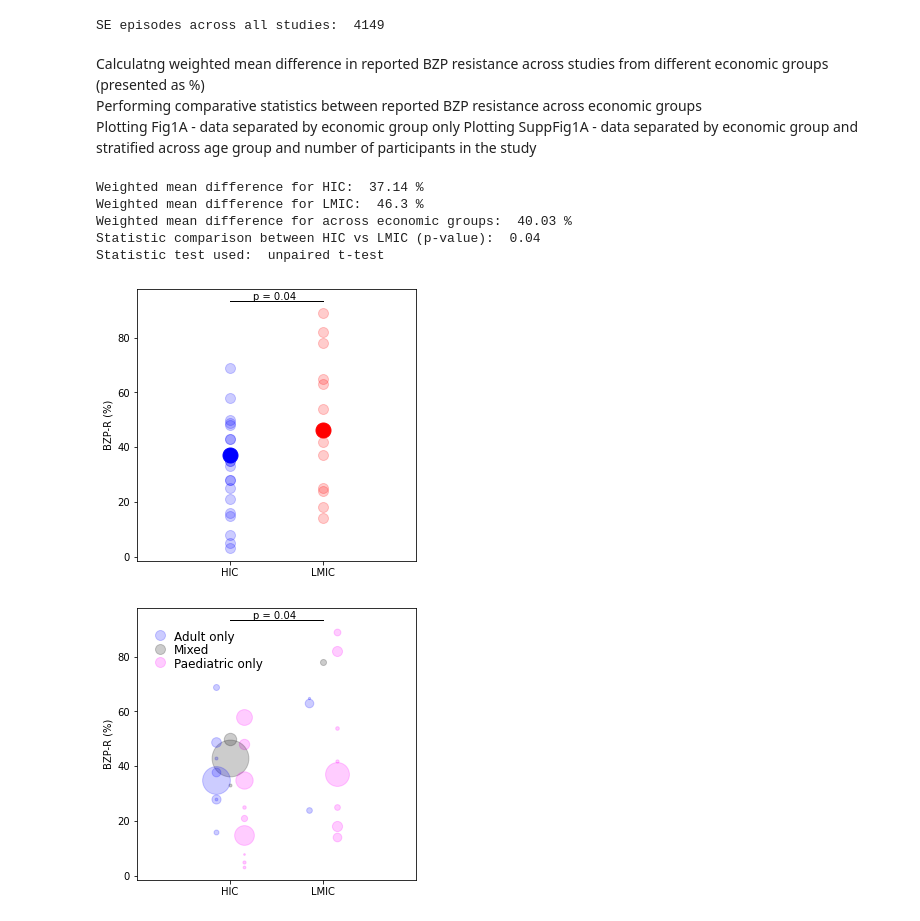
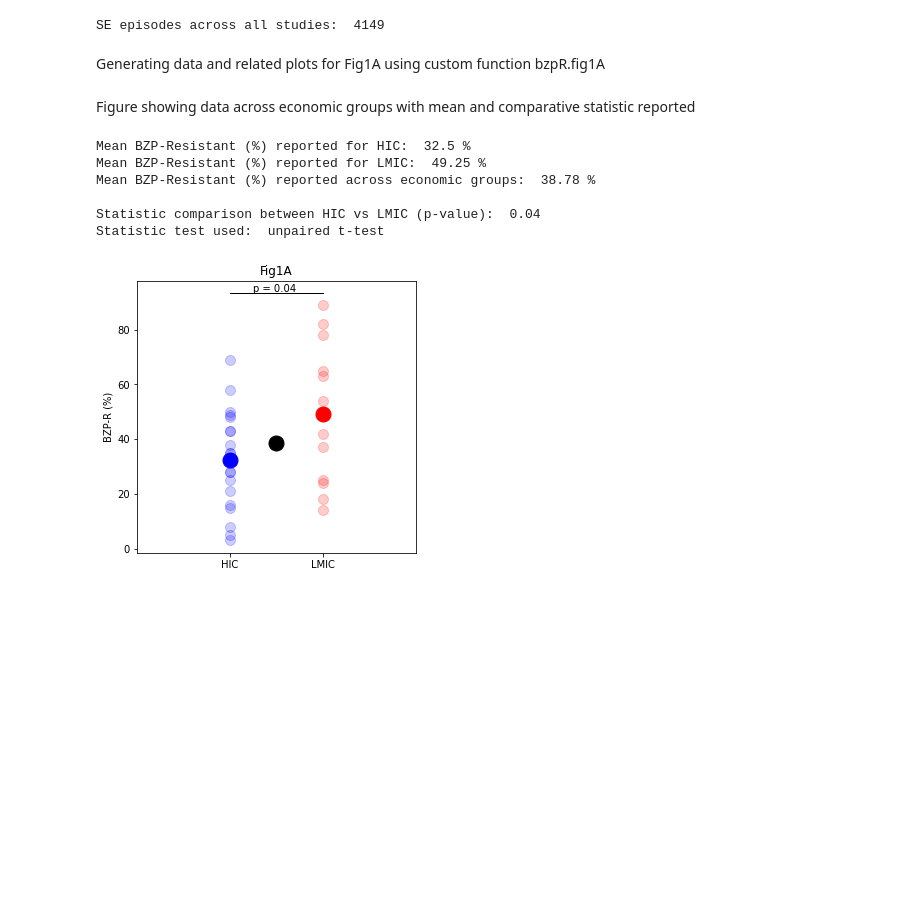
Before and after one commit to richardjburman/bzp_review, a Jupyter notebook: Fig 1/Fig1.ipynb, the cells around one changed output. Drawn from its saved outputs; the diff is of its cells as text; code cells hidden in the pictures; blank space fills up the shorter version.

```diff
--- a/Fig 1/Fig1.ipynb
+++ b/Fig 1/Fig1.ipynb
@@ -50,23 +50,25 @@ print('SE episodes across all studies: ',total_episodes)
 # %% [output]
 SE episodes across all studies:  4149
 # %% [markdown]
-Calculatng weighted mean difference in reported BZP resistance across studies from different economic groups (presented as %)<br>
-Performing comparative statistics between reported BZP resistance across economic groups<br>
-Plotting Fig1A - data separated by economic group only
-Plotting SuppFig1A - data separated by economic group and stratified across age group and number of participants in the study
+Generating data and related plots for Fig1A using custom function bzpR.fig1A
-# %%
-mean_hic, mean_lmic, mean_total, p_value, test, Fig1A, SuppFig1A = bzpR.fig1A(data)
-
-print('Weighted mean difference for HIC: ', np.round(mean_hic,2),'%')
-print('Weighted mean difference for LMIC: ', np.round(mean_lmic,2),'%')
-print('Weighted mean difference for across economic groups: ', np.round(mean_total,2),'%')
-print('Statistic comparison between HIC vs LMIC (p-value): ', np.round(p_value[1],2))
-print('Statistic test used: ', test)
-# %% [output]
-Weighted mean difference for HIC:  37.14 %
-Weighted mean difference for LMIC:  46.3 %
-Weighted mean difference for across economic groups:  40.03 %
-Statistic comparison between HIC vs LMIC (p-value):  0.04
-Statistic test used:  unpaired t-test
-[figure, removed]
-[figure, removed]
+# %%
+mean_hic, mean_lmic, mean_total, p_value, test, Fig1A,  mean_diff_hic, mean_diff_lmic, mean_diff_total, SuppFig1A = bzpR.fig1A(data)
+# %% [markdown]
+Figure showing data across economic groups with mean and comparative statistic reported
+# %%
+print('Mean BZP-Resistant (%) reported for HIC: ', np.round(mean_hic,2),'%')
+print('Mean BZP-Resistant (%) reported for LMIC: ', np.round(mean_lmic,2),'%')
+print('Mean BZP-Resistant (%) reported across economic groups: ', np.round(mean_total,2),'%')
+print()
+print('Statistic comparison between HIC vs LMIC (p-value): ', np.round(p_value[1],2))
+print('Statistic test used: ', test)
+
+Fig1A
+# %% [output]
+Mean BZP-Resistant (%) reported for HIC:  32.5 %
+Mean BZP-Resistant (%) reported for LMIC:  49.25 %
+Mean BZP-Resistant (%) reported across economic groups:  38.78 %
+
+Statistic comparison between HIC vs LMIC (p-value):  0.04
+Statistic test used:  unpaired t-test
+[figure, added]
```
Also changed, not shown: parts of 6 cells of this notebook, 7 other files.
